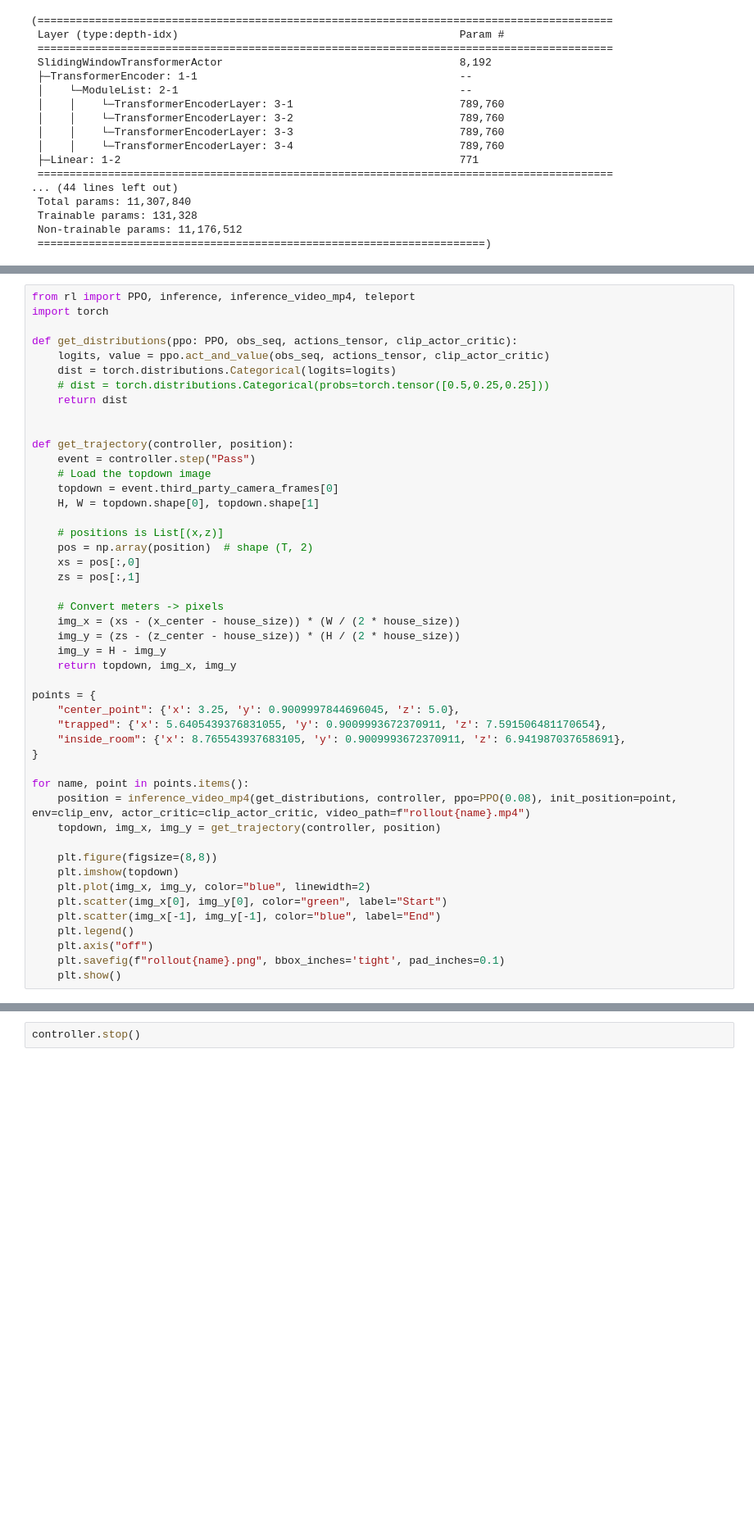
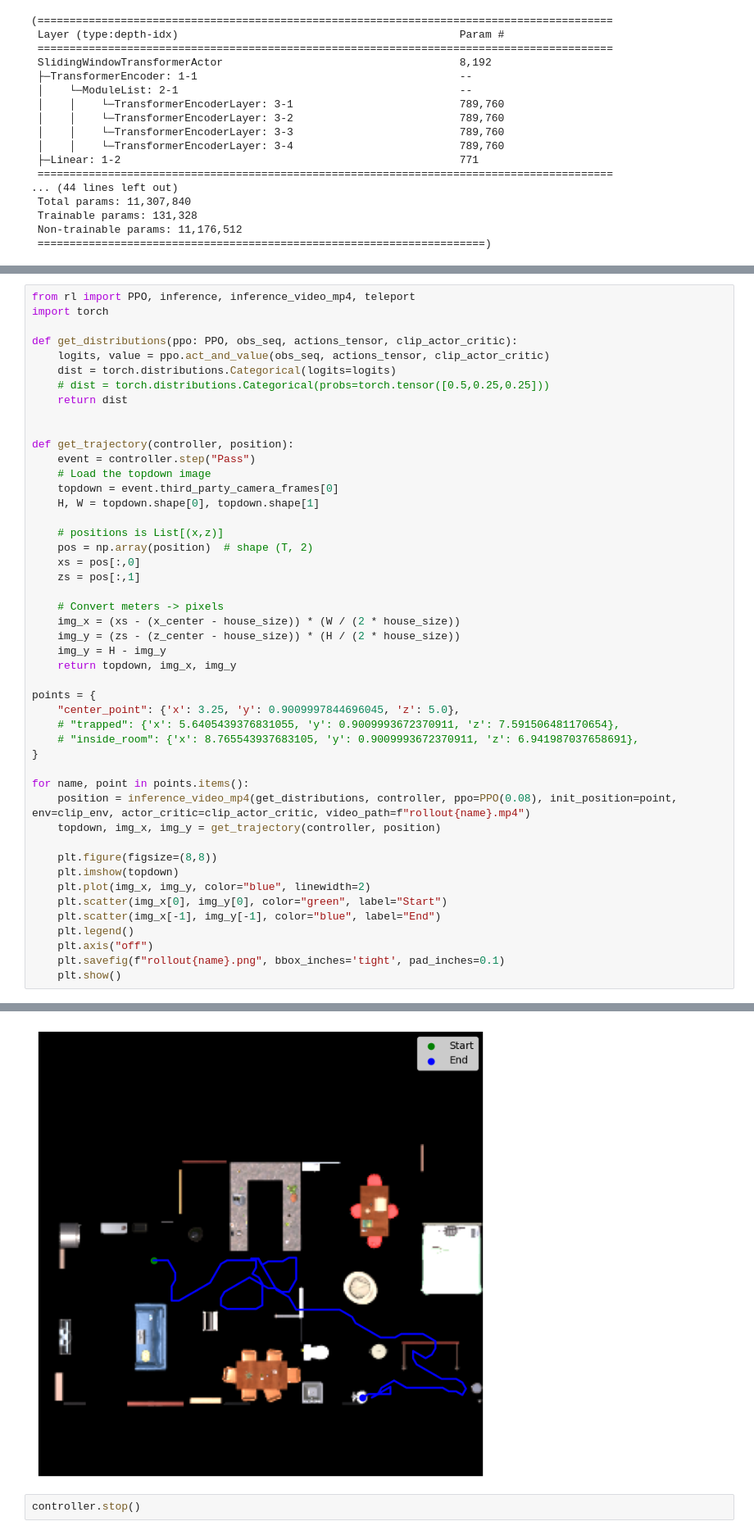
Before and after one commit to viriyadhika/NavAssistant, a Jupyter notebook: RL/inference.ipynb, the cells around one changed output, grey strips where cells are left out. Shown at 82% size. Saved outputs shown, nothing was run; the diff lists cells and outputs as text; blank space fills up the shorter version.

```diff
--- a/RL/inference.ipynb
+++ b/RL/inference.ipynb
@@ -153,8 +155,8 @@ def get_trajectory(controller, position):
 
 points = {
     "center_point": {'x': 3.25, 'y': 0.9009997844696045, 'z': 5.0},
-    "trapped": {'x': 5.6405439376831055, 'y': 0.9009993672370911, 'z': 7.591506481170654},
-    "inside_room": {'x': 8.765543937683105, 'y': 0.9009993672370911, 'z': 6.941987037658691},
+    # "trapped": {'x': 5.6405439376831055, 'y': 0.9009993672370911, 'z': 7.591506481170654},
+    # "inside_room": {'x': 8.765543937683105, 'y': 0.9009993672370911, 'z': 6.941987037658691},
 }
 
 for name, point in points.items():
@@ -170,3 +172,4 @@ for name, point in points.items():
     plt.axis("off")
     plt.savefig(f"rollout{name}.png", bbox_inches='tight', pad_inches=0.1)
     plt.show()
+# %% [output]
@@ -173,3 +178,4 @@ for name, point in points.items():
+[figure, added]
 # %%
 controller.stop()
 # %%
```
Also changed, not shown: parts of 5 cells of this notebook, 2 other files.
